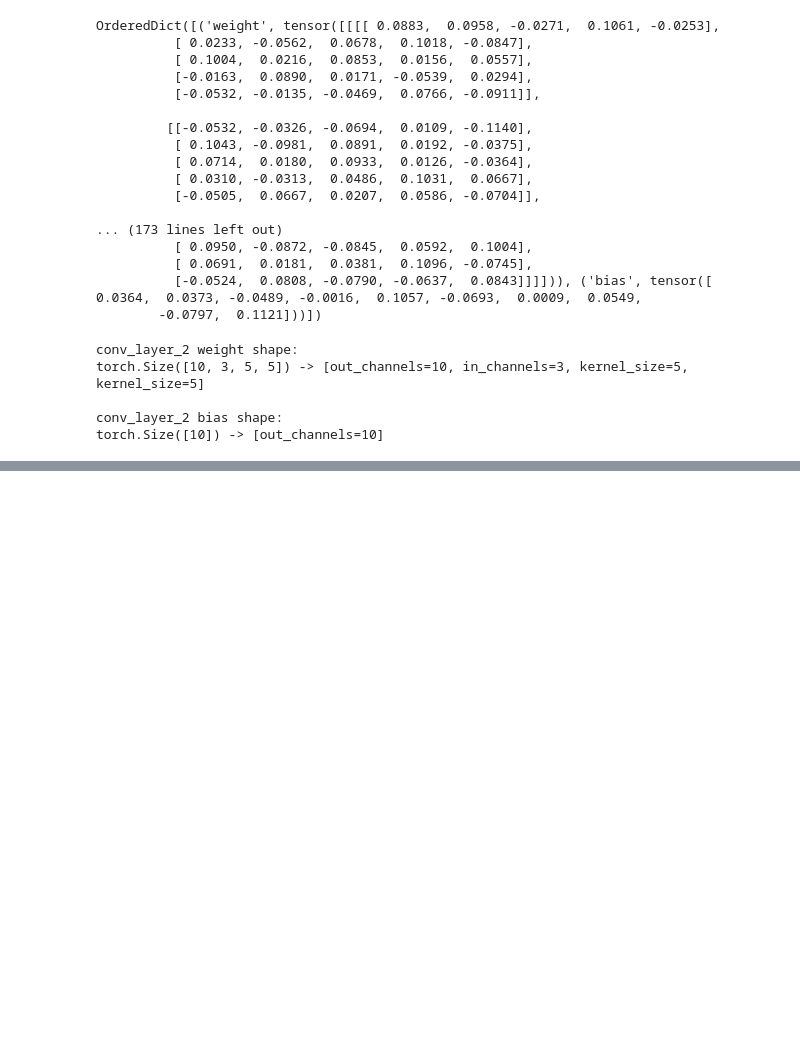
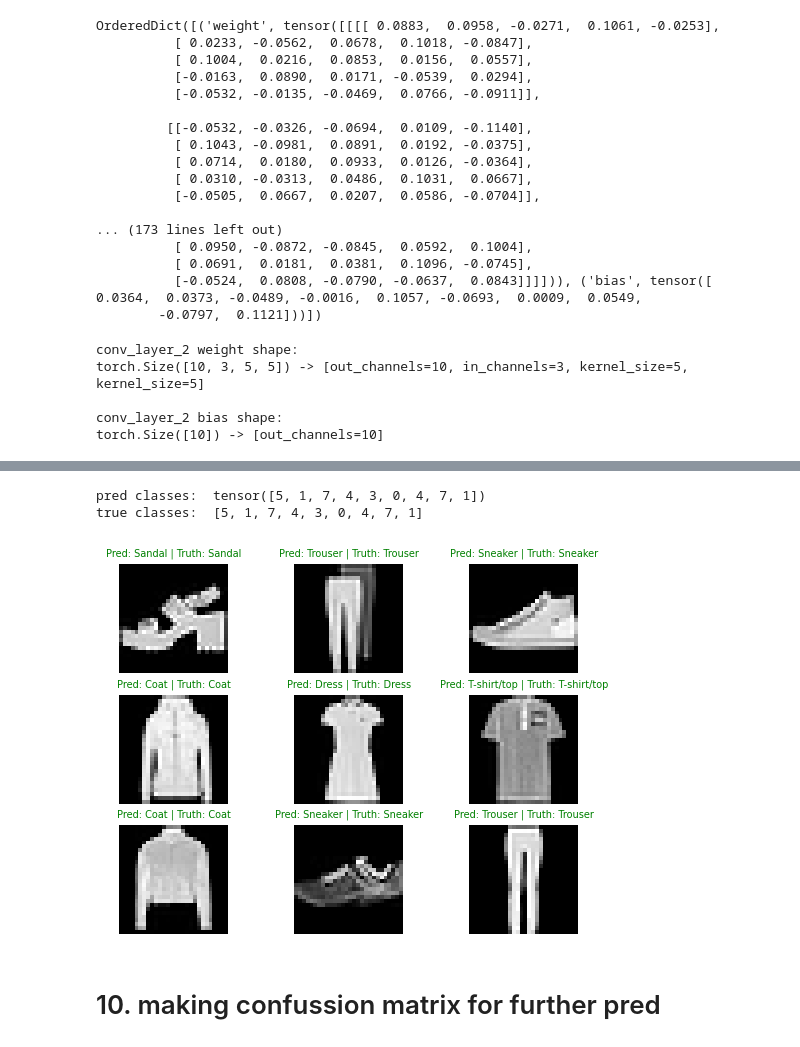
Before and after one commit to allail-qadrillah/Learn-Pytorch, a Jupyter notebook: 03_pytorch_computer_vision.ipynb, the cells around one changed output, grey strips where cells are left out. Drawn from its saved outputs; the diff is of its cells as text; code cells hidden in the pictures; blank space fills up the shorter version.

```diff
--- a/03_pytorch_computer_vision.ipynb
+++ b/03_pytorch_computer_vision.ipynb
@@ -851,0 +1121,39 @@ torch.Size([10]) -> [out_channels=10]
+# %%
+# turn pred prob into label by taking arg max from the tensor
+pred_classes = pred_probs.argmax(dim=1)
+print("pred classes: ",pred_classes)
+print("true classes: ",test_labels)
+# %% [output]
+pred classes:  tensor([5, 1, 7, 4, 3, 0, 4, 7, 1])
+true classes:  [5, 1, 7, 4, 3, 0, 4, 7, 1]
+# %%
+# plot predictions
+plt.figure(figure=(9,9))
+nrows = 3
+ncols = 3
+for i, sample in enumerate(test_samples):
+  # create sub plot
+  plt.subplot(nrows, ncols, i+1)
+
+  # plot the target image
+  plt.imshow(sample.squeeze(), cmap="gray")
+
+  # find the prediction label
+  pred_label = class_names[pred_classes[i]]
+
+  # get the truth label
+  truth_label = class_names[test_labels[i]]
+
+  # create title text on the plot
+  title_text = f"Pred: {pred_label} | Truth: {truth_label}"
+
+  # Check for equality and change title colour accordingly
+  if pred_label == truth_label:
+      plt.title(title_text, fontsize=7, c="g")  # green text if correct
+  else:
+      plt.title(title_text, fontsize=7, c="r")  # red text if wrong
+  plt.axis(False)
+# %% [output]
+[figure, added]
+# %% [markdown]
+# 10. making confussion matrix for further pred
```
Also changed, not shown: parts of 27 cells of this notebook.
